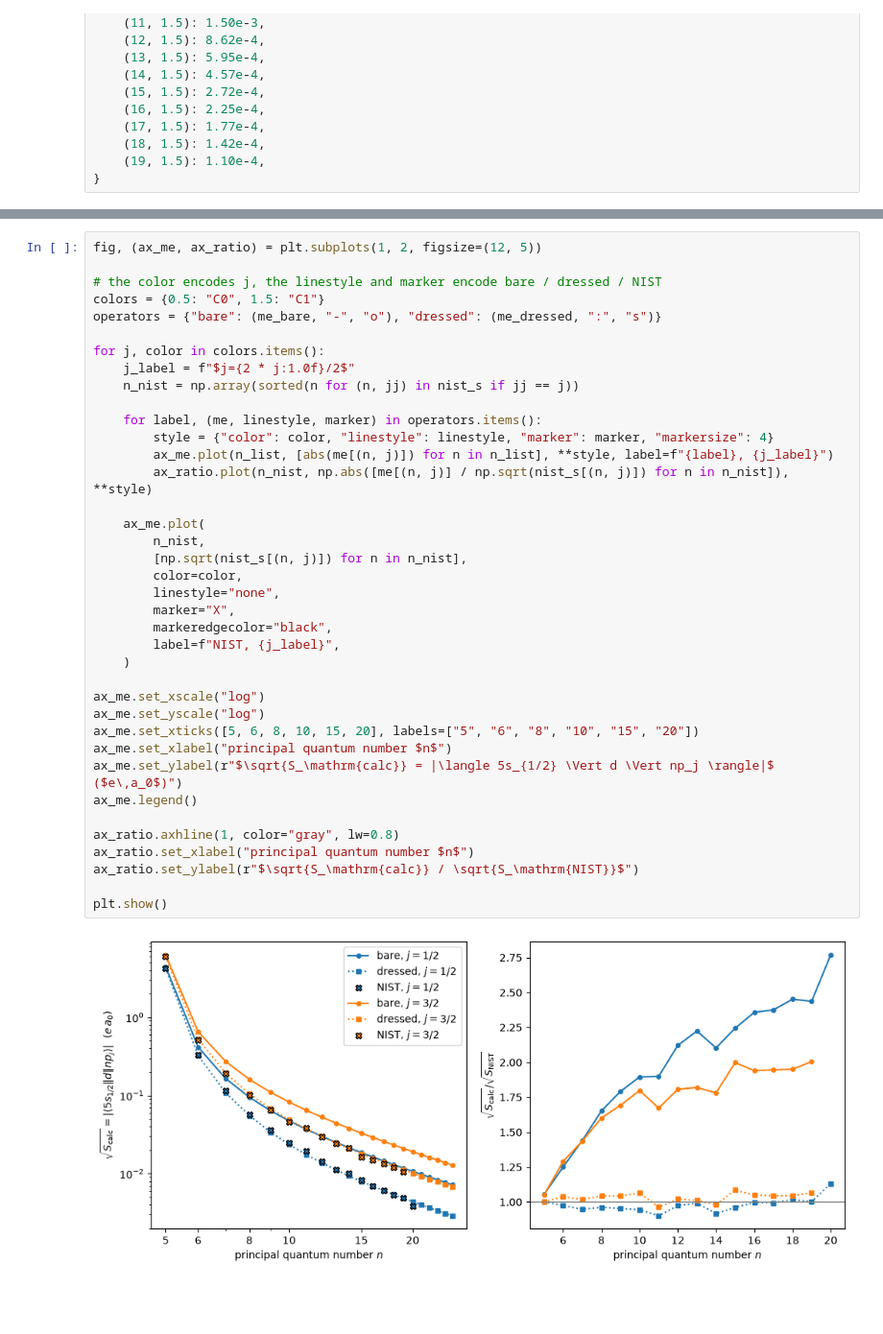
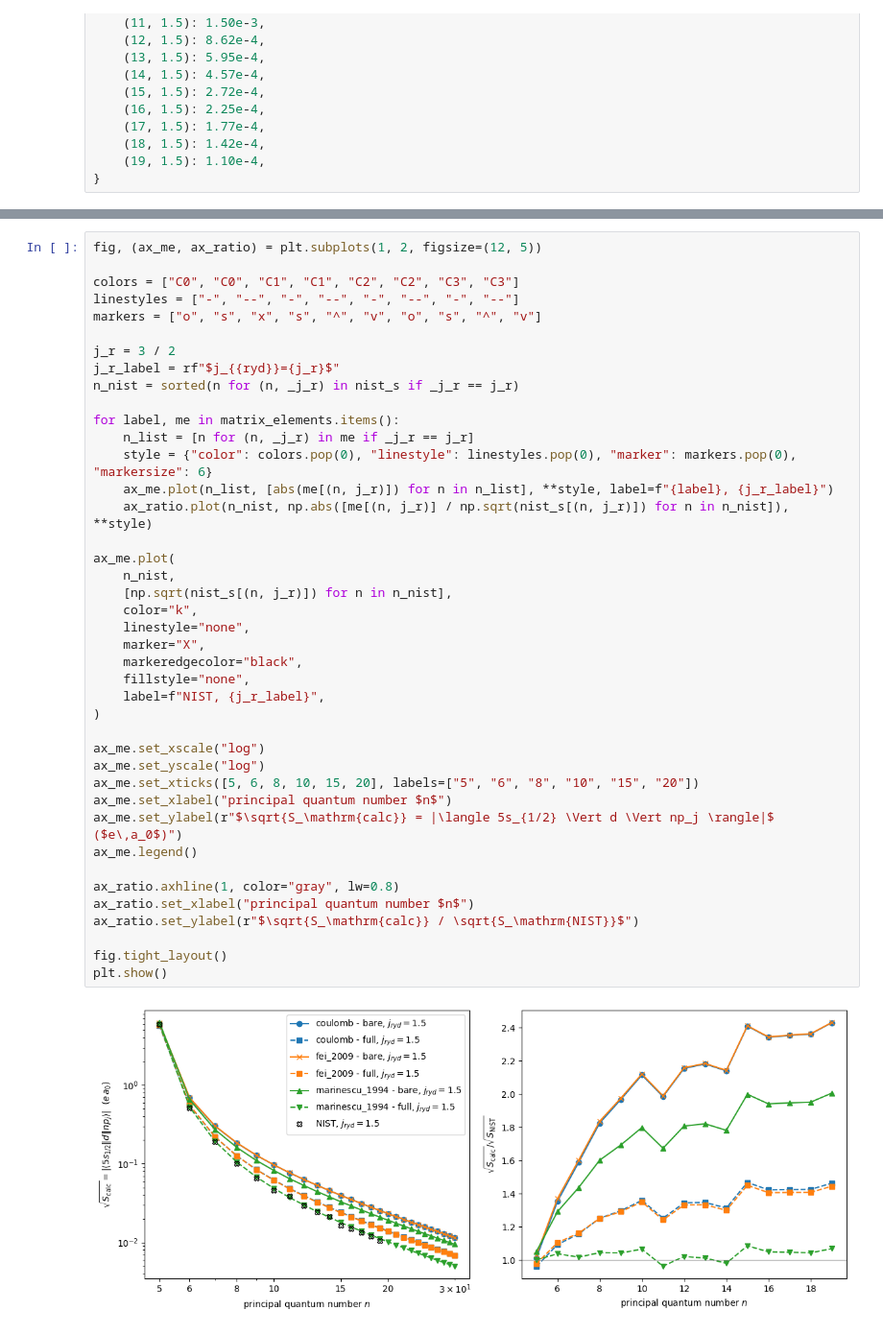
Before and after one commit to johannes-moegerle/rydstate, a Jupyter notebook: docs/examples/comparisons/compare_nist_matrix_elements.ipynb, the cells around one changed output, grey strips where cells are left out. Shown at 96% size. Drawn from its saved outputs; the diff is of its cells as text; blank space fills up the shorter version.

Commit message:
[docs] improve compare nist notebook

```diff
--- a/docs/examples/comparisons/compare_nist_matrix_elements.ipynb
+++ b/docs/examples/comparisons/compare_nist_matrix_elements.ipynb
@@ -110,43 +119,46 @@ The bare operator overestimates the matrix elements; the dressed operator agrees
 # %%
 fig, (ax_me, ax_ratio) = plt.subplots(1, 2, figsize=(12, 5))
 
-# the color encodes j, the linestyle and marker encode bare / dressed / NIST
-colors = {0.5: "C0", 1.5: "C1"}
-operators = {"bare": (me_bare, "-", "o"), "dressed": (me_dressed, ":", "s")}
+colors = ["C0", "C0", "C1", "C1", "C2", "C2", "C3", "C3"]
+linestyles = ["-", "--", "-", "--", "-", "--", "-", "--"]
+markers = ["o", "s", "x", "s", "^", "v", "o", "s", "^", "v"]
 
-for j, color in colors.items():
-    j_label = f"$j={2 * j:1.0f}/2$"
-    n_nist = np.array(sorted(n for (n, jj) in nist_s if jj == j))
+j_r = 3 / 2
+j_r_label = rf"$j_{{ryd}}={j_r}$"
+n_nist = sorted(n for (n, _j_r) in nist_s if _j_r == j_r)
 
-    for label, (me, linestyle, marker) in operators.items():
-        style = {"color": color, "linestyle": linestyle, "marker": marker, "markersize": 4}
-        ax_me.plot(n_list, [abs(me[(n, j)]) for n in n_list], **style, label=f"{label}, {j_label}")
-        ax_ratio.plot(n_nist, np.abs([me[(n, j)] / np.sqrt(nist_s[(n, j)]) for n in n_nist]), **style)
+for label, me in matrix_elements.items():
+    n_list = [n for (n, _j_r) in me if _j_r == j_r]
+    style = {"color": colors.pop(0), "linestyle": linestyles.pop(0), "marker": markers.pop(0), "markersize": 6}
+    ax_me.plot(n_list, [abs(me[(n, j_r)]) for n in n_list], **style, label=f"{label}, {j_r_label}")
+    ax_ratio.plot(n_nist, np.abs([me[(n, j_r)] / np.sqrt(nist_s[(n, j_r)]) for n in n_nist]), **style)
 
-    ax_me.plot(
-        n_nist,
-        [np.sqrt(nist_s[(n, j)]) for n in n_nist],
-        color=color,
-        linestyle="none",
-        marker="X",
-        markeredgecolor="black",
-        label=f"NIST, {j_label}",
-    )
+ax_me.plot(
+    n_nist,
+    [np.sqrt(nist_s[(n, j_r)]) for n in n_nist],
+    color="k",
+    linestyle="none",
+    marker="X",
+    markeredgecolor="black",
+    fillstyle="none",
+    label=f"NIST, {j_r_label}",
+)
 
 ax_me.set_xscale("log")
 ax_me.set_yscale("log")
 ax_me.set_xticks([5, 6, 8, 10, 15, 20], labels=["5", "6", "8", "10", "15", "20"])
 ax_me.set_xlabel("principal quantum number $n$")
 ax_me.set_ylabel(r"$\sqrt{S_\mathrm{calc}} = |\langle 5s_{1/2} \Vert d \Vert np_j \rangle|$  ($e\,a_0$)")
 ax_me.legend()
 
 ax_ratio.axhline(1, color="gray", lw=0.8)
 ax_ratio.set_xlabel("principal quantum number $n$")
 ax_ratio.set_ylabel(r"$\sqrt{S_\mathrm{calc}} / \sqrt{S_\mathrm{NIST}}$")
 
+fig.tight_layout()
 plt.show()
 # %% [output]
-[figure, old version]
+[figure, new version]
 # %% [markdown]
 ## Why lifetimes barely change: the $np \rightarrow$ low-$n$ $d$ and $s$ channels
 
```
Also changed, not shown: parts of 13 cells of this notebook.
